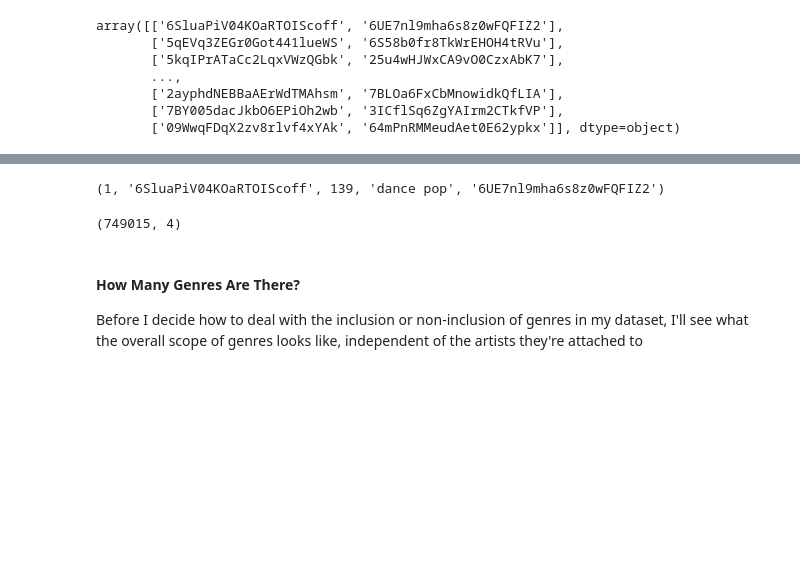
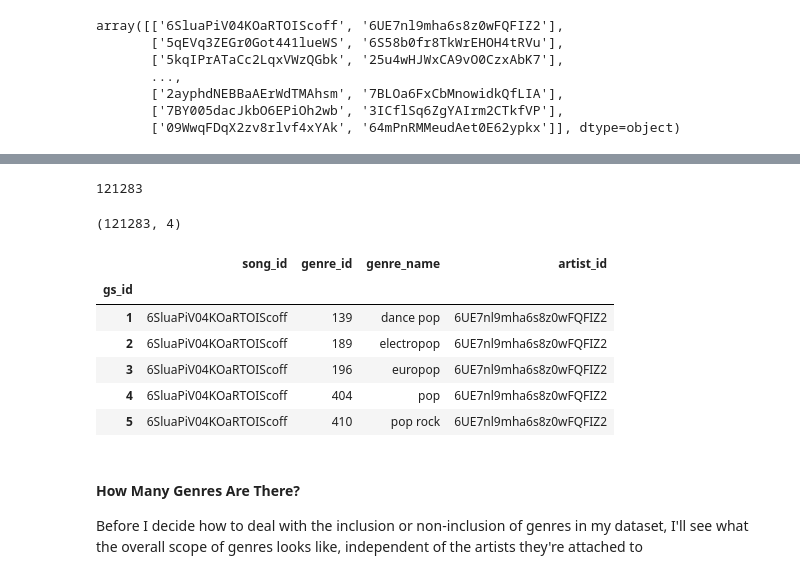
Before and after one commit to jonjohnsontc/songwriter-graph, a Jupyter notebook: notebooks/spotipy.ipynb, the cells around one changed output, grey strips where cells are left out. Saved outputs shown, nothing was run; the diff lists cells and outputs as text; code cells hidden in the pictures; blank space fills up the shorter version.

```diff
--- a/notebooks/spotipy.ipynb
+++ b/notebooks/spotipy.ipynb
@@ -744,6 +756,3 @@ song_df['s_song_id'].values
 array(['6SluaPiV04KOaRTOIScoff', '5qEVq3ZEGr0Got441lueWS',
        '5kqIPrATaCc2LqxVWzQGbk', ..., '2ayphdNEBBaAErWdTMAhsm',
        '7BY005dacJkbO6EPiOh2wb', '09WwqFDqX2zv8rlvf4xYAk'], dtype=object)
-# %%
-for g_list, a_id in genre_per_artist.values[:2]:
-    print(g_list)
@@ -794,4 +804,2 @@ genre_songs = genre_psong(genre_w_artists, song_df)
 # %%
 genre_songs.insert(0,(0, 'song_id', 'genre', 'artist_id'))
-# %%
-genre_dict = genre_df.to_dict()
@@ -797,0 +827,4 @@ genre_dict = genre_df.to_dict()
+# %%
+for genre in genre_songs:
+    if genre[3] == '7hbzXJ5K6AqdPnbUcCL1hL':
+        print(genre)
@@ -798,12 +842,10 @@ genre_dict = genre_df.to_dict()
 # %%
 genre_ids_songs = []
 for gs_id, song_id, genre, artist_id in genre_songs[1:]:
-    for k, v in genre_dict['genre'].items():
+    for k, v in genre_dict.items():
         if genre == v:
             genre_ids_songs.append((gs_id, song_id, k, genre, artist_id))
-        elif genre == '':
-            genre_ids_songs.append((gs_id, song_id, '', genre, artist_id))
-# %%
-genre_ids_songs
-# %% [output]
-(1, '6SluaPiV04KOaRTOIScoff', 139, 'dance pop', '6UE7nl9mha6s8z0wFQFIZ2')
+# %%
+len(genre_ids_songs)
+# %% [output]
+121283
@@ -812,7 +858,17 @@ gsong_lookup = pd.DataFrame(genre_ids_songs, columns=['gs_id', 'song_id', 'genre
 # %%
 gsong_lookup.shape
 # %% [output]
-(749015, 4)
+(121283, 4)
+# %%
+gsong_lookup.head()
+# %% [output]
+|  | song_id | genre_id | genre_name | artist_id |
+| gs_id |  |  |  |  |
+| 1 | 6SluaPiV04KOaRTOIScoff | 139 | dance pop | 6UE7nl9mha6s8z0wFQFIZ2 |
+| 2 | 6SluaPiV04KOaRTOIScoff | 189 | electropop | 6UE7nl9mha6s8z0wFQFIZ2 |
+| 3 | 6SluaPiV04KOaRTOIScoff | 196 | europop | 6UE7nl9mha6s8z0wFQFIZ2 |
+| 4 | 6SluaPiV04KOaRTOIScoff | 404 | pop | 6UE7nl9mha6s8z0wFQFIZ2 |
+| 5 | 6SluaPiV04KOaRTOIScoff | 410 | pop rock | 6UE7nl9mha6s8z0wFQFIZ2 |
 # %%
 gsong_lookup.to_csv('../data/gsong_lookup.csv')
 # %% [markdown]
```
Also changed, not shown: parts of 14 cells of this notebook, 5 other files.
